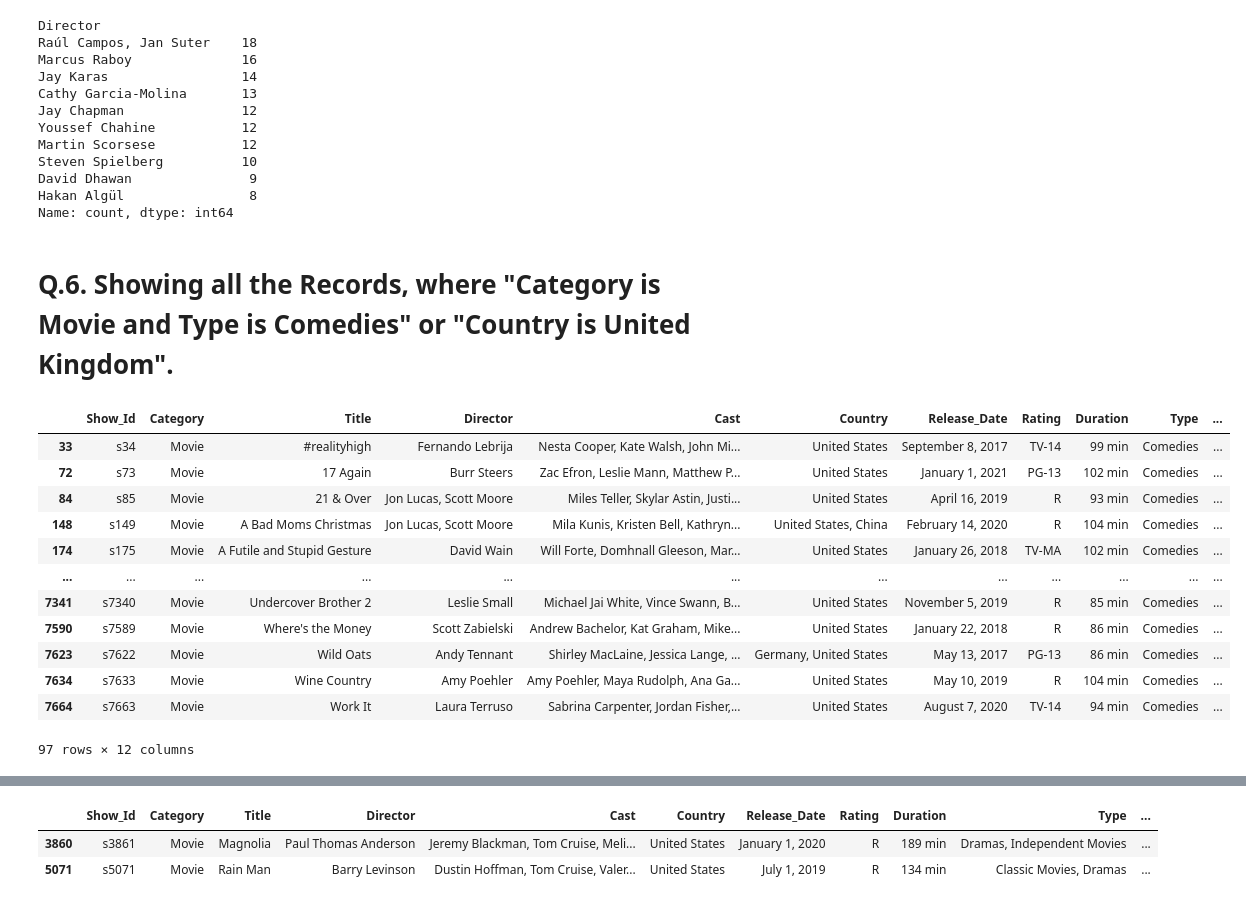
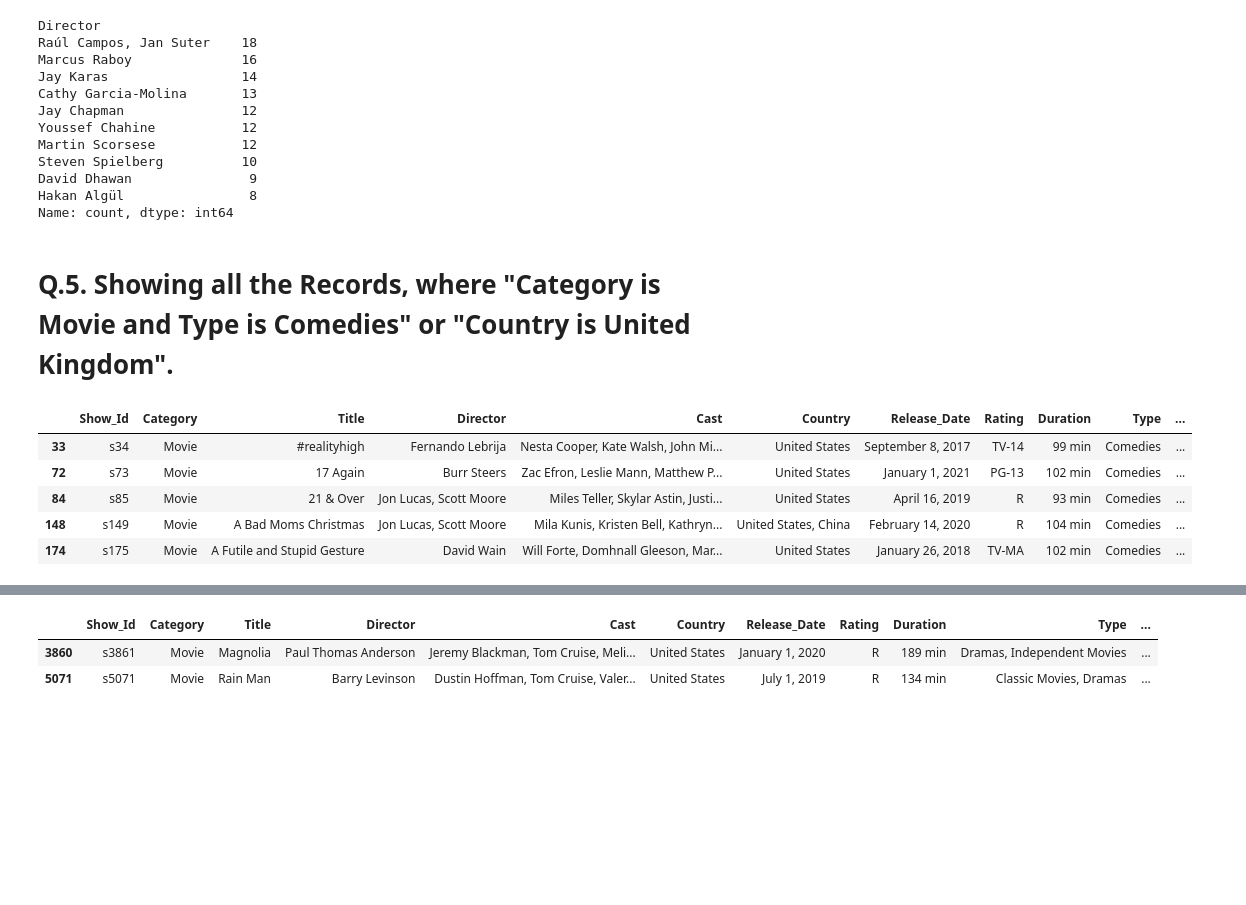
Before and after one commit to Ashna-lamba/Netflix-Data-Analysis, a Jupyter notebook: Netflix_DataAnalysis.ipynb, the cells around one changed output, grey strips where cells are left out. Cells and saved outputs as stored; diff of their text form; code cells hidden in the pictures; blank space fills up the shorter version.

```diff
--- a/Netflix_DataAnalysis.ipynb
+++ b/Netflix_DataAnalysis.ipynb
@@ -258,21 +239,14 @@ David Dhawan               9
 Hakan Algül                8
 Name: count, dtype: int64
 # %% [markdown]
-# Q.6. Showing all the Records, where "Category is Movie and Type is Comedies" or "Country is United Kingdom".
+# Q.5. Showing all the Records, where "Category is Movie and Type is Comedies" or "Country is United Kingdom".
 # %%
-data[ (data['Category']=='Movie') & (data['Type']=='Comedies') ]
+data[ (data['Category']=='Movie') & (data['Type']=='Comedies') ].head()
 # %% [output]
 |  | Show_Id | Category | Title | Director | Cast | Country | Release_Date | Rating | Duration | Type | ... |
 | 33 | s34 | Movie | #realityhigh | Fernando Lebrija | Nesta Cooper, Kate Walsh, John Mi... | United States | September 8, 2017 | TV-14 | 99 min | Comedies | ... |
 | 72 | s73 | Movie | 17 Again | Burr Steers | Zac Efron, Leslie Mann, Matthew P... | United States | January 1, 2021 | PG-13 | 102 min | Comedies | ... |
 | 84 | s85 | Movie | 21 & Over | Jon Lucas, Scott Moore | Miles Teller, Skylar Astin, Justi... | United States | April 16, 2019 | R | 93 min | Comedies | ... |
 | 148 | s149 | Movie | A Bad Moms Christmas | Jon Lucas, Scott Moore | Mila Kunis, Kristen Bell, Kathryn... | United States, China | February 14, 2020 | R | 104 min | Comedies | ... |
 | 174 | s175 | Movie | A Futile and Stupid Gesture | David Wain | Will Forte, Domhnall Gleeson, Mar... | United States | January 26, 2018 | TV-MA | 102 min | Comedies | ... |
-| ... | ... | ... | ... | ... | ... | ... | ... | ... | ... | ... | ... |
-| 7341 | s7340 | Movie | Undercover Brother 2 | Leslie Small | Michael Jai White, Vince Swann, B... | United States | November 5, 2019 | R | 85 min | Comedies | ... |
-| 7590 | s7589 | Movie | Where's the Money | Scott Zabielski | Andrew Bachelor, Kat Graham, Mike... | United States | January 22, 2018 | R | 86 min | Comedies | ... |
-| 7623 | s7622 | Movie | Wild Oats | Andy Tennant | Shirley MacLaine, Jessica Lange, ... | Germany, United States | May 13, 2017 | PG-13 | 86 min | Comedies | ... |
-| 7634 | s7633 | Movie | Wine Country | Amy Poehler | Amy Poehler, Maya Rudolph, Ana Ga... | United States | May 10, 2019 | R | 104 min | Comedies | ... |
-| 7664 | s7663 | Movie | Work It | Laura Terruso | Sabrina Carpenter, Jordan Fisher,... | United States | August 7, 2020 | TV-14 | 94 min | Comedies | ... |
-97 rows × 12 columns
 # %%
```
Also changed, not shown: parts of 18 cells of this notebook.
